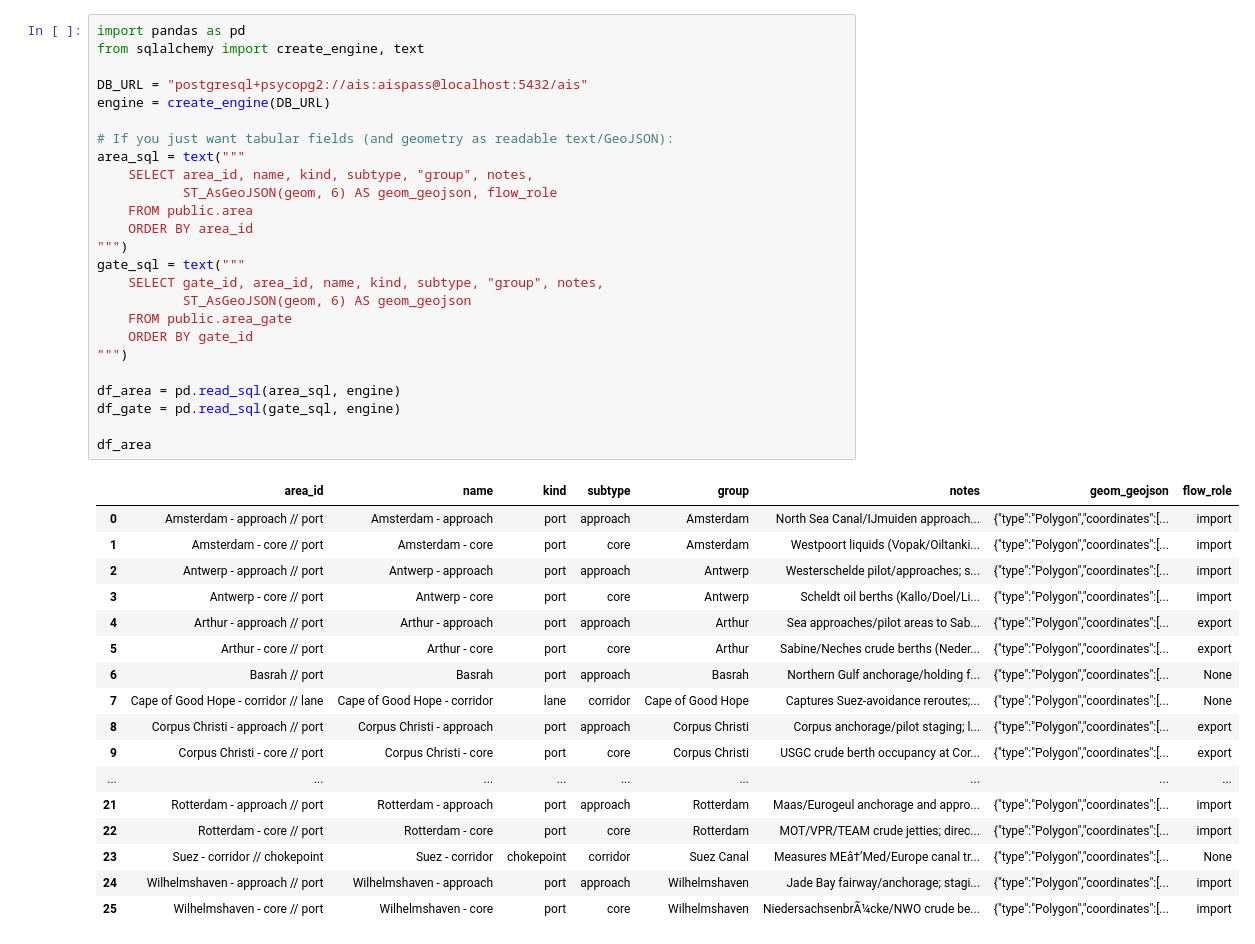
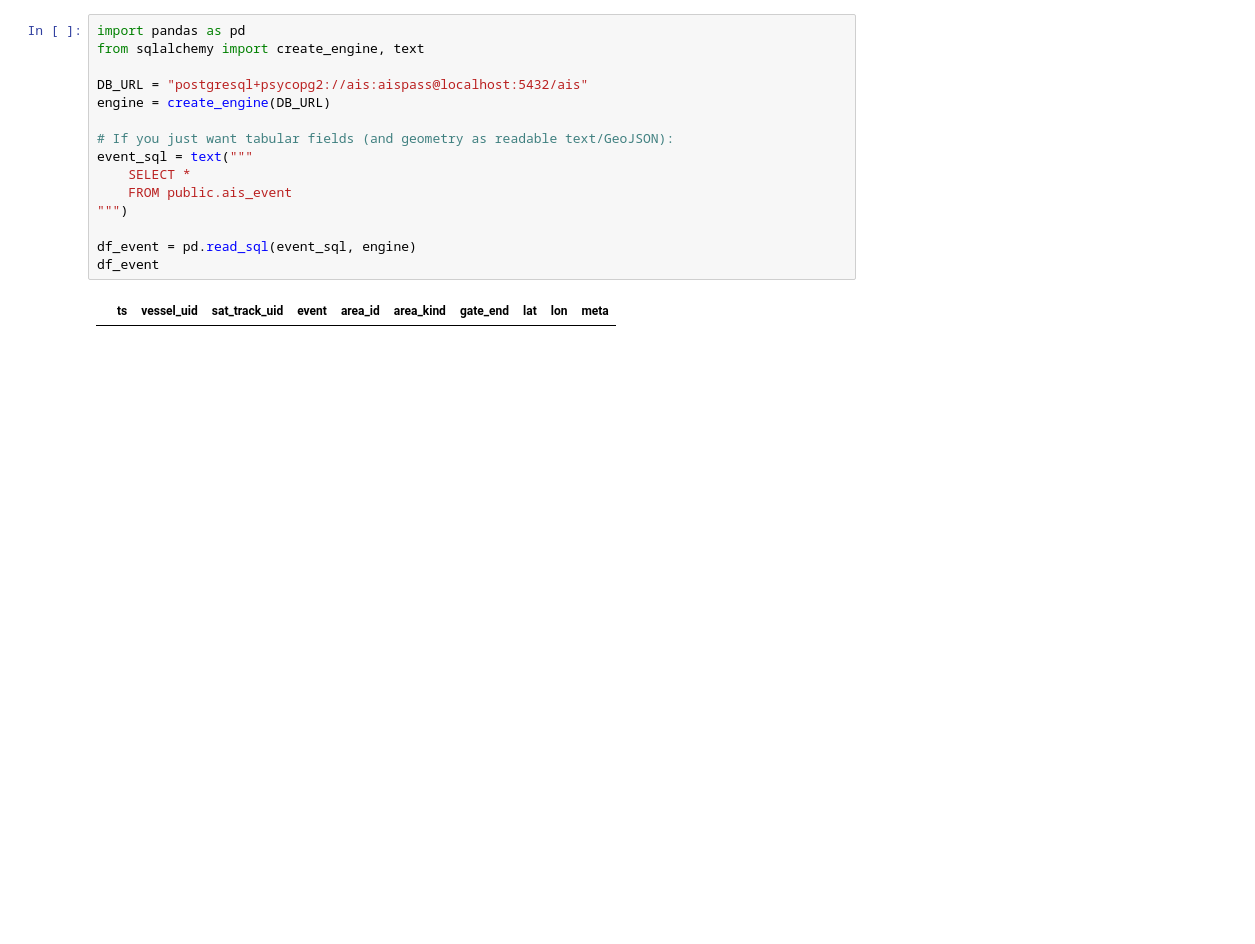
Before and after one commit to amitchell-thomson/ais-tracker, a Jupyter notebook: modeling/notebooks/testing.ipynb, the cells around one changed output. Cells and saved outputs as stored; diff of their text form; blank space fills up the shorter version.

```diff
--- a/modeling/notebooks/testing.ipynb
+++ b/modeling/notebooks/testing.ipynb
@@ -1,46 +1,20 @@
 # %%
 import pandas as pd
 from sqlalchemy import create_engine, text
 
 DB_URL = "postgresql+psycopg2://ais:aispass@localhost:5432/ais"
 engine = create_engine(DB_URL)
 
 # If you just want tabular fields (and geometry as readable text/GeoJSON):
-area_sql = text("""
-    SELECT area_id, name, kind, subtype, "group", notes,
-           ST_AsGeoJSON(geom, 6) AS geom_geojson, flow_role
-    FROM public.area
-    ORDER BY area_id
-""")
-gate_sql = text("""
-    SELECT gate_id, area_id, name, kind, subtype, "group", notes,
-           ST_AsGeoJSON(geom, 6) AS geom_geojson
-    FROM public.area_gate
-    ORDER BY gate_id
+event_sql = text("""
+    SELECT *
+    FROM public.ais_event
 """)
 
-df_area = pd.read_sql(area_sql, engine)
-df_gate = pd.read_sql(gate_sql, engine)
-
-df_area
+df_event = pd.read_sql(event_sql, engine)
+df_event
 # %% [output]
-|  | area_id | name | kind | subtype | group | notes | geom_geojson | flow_role |
-| 0 | Amsterdam - approach // port | Amsterdam - approach | port | approach | Amsterdam | North Sea Canal/IJmuiden approach... | {"type":"Polygon","coordinates":[... | import |
-| 1 | Amsterdam - core // port | Amsterdam - core | port | core | Amsterdam | Westpoort liquids (Vopak/Oiltanki... | {"type":"Polygon","coordinates":[... | import |
-| 2 | Antwerp - approach // port | Antwerp - approach | port | approach | Antwerp | Westerschelde pilot/approaches; s... | {"type":"Polygon","coordinates":[... | import |
-| 3 | Antwerp - core // port | Antwerp - core | port | core | Antwerp | Scheldt oil berths (Kallo/Doel/Li... | {"type":"Polygon","coordinates":[... | import |
-| 4 | Arthur - approach // port | Arthur - approach | port | approach | Arthur | Sea approaches/pilot areas to Sab... | {"type":"Polygon","coordinates":[... | export |
-| 5 | Arthur - core // port | Arthur - core | port | core | Arthur | Sabine/Neches crude berths (Neder... | {"type":"Polygon","coordinates":[... | export |
-| 6 | Basrah // port | Basrah | port | approach | Basrah | Northern Gulf anchorage/holding f... | {"type":"Polygon","coordinates":[... | None |
-| 7 | Cape of Good Hope - corridor // lane | Cape of Good Hope - corridor | lane | corridor | Cape of Good Hope | Captures Suez-avoidance reroutes;... | {"type":"Polygon","coordinates":[... | None |
-| 8 | Corpus Christi - approach // port | Corpus Christi - approach | port | approach | Corpus Christi | Corpus anchorage/pilot staging; l... | {"type":"Polygon","coordinates":[... | export |
-| 9 | Corpus Christi - core // port | Corpus Christi - core | port | core | Corpus Christi | USGC crude berth occupancy at Cor... | {"type":"Polygon","coordinates":[... | export |
-| ... | ... | ... | ... | ... | ... | ... | ... | ... |
-| 21 | Rotterdam - approach // port | Rotterdam - approach | port | approach | Rotterdam | Maas/Eurogeul anchorage and appro... | {"type":"Polygon","coordinates":[... | import |
-| 22 | Rotterdam - core // port | Rotterdam - core | port | core | Rotterdam | MOT/VPR/TEAM crude jetties; direc... | {"type":"Polygon","coordinates":[... | import |
-| 23 | Suez - corridor // chokepoint | Suez - corridor | chokepoint | corridor | Suez Canal | Measures MEâ†’Med/Europe canal tr... | {"type":"Polygon","coordinates":[... | None |
-| 24 | Wilhelmshaven - approach // port | Wilhelmshaven - approach | port | approach | Wilhelmshaven | Jade Bay fairway/anchorage; stagi... | {"type":"Polygon","coordinates":[... | import |
-| 25 | Wilhelmshaven - core // port | Wilhelmshaven - core | port | core | Wilhelmshaven | NiedersachsenbrÃ¼cke/NWO crude be... | {"type":"Polygon","coordinates":[... | import |
+|  | ts | vessel_uid | sat_track_uid | event | area_id | area_kind | gate_end | lat | lon | meta |
 # %%
 ais_fix_sql = """
     SELECT ts, elapsed, shipname, shiptype, vessel_uid, src, lat, lon, sog, cog, heading, area_id_core,
```
Also changed, not shown: parts of 4 cells of this notebook, 4 other files.
